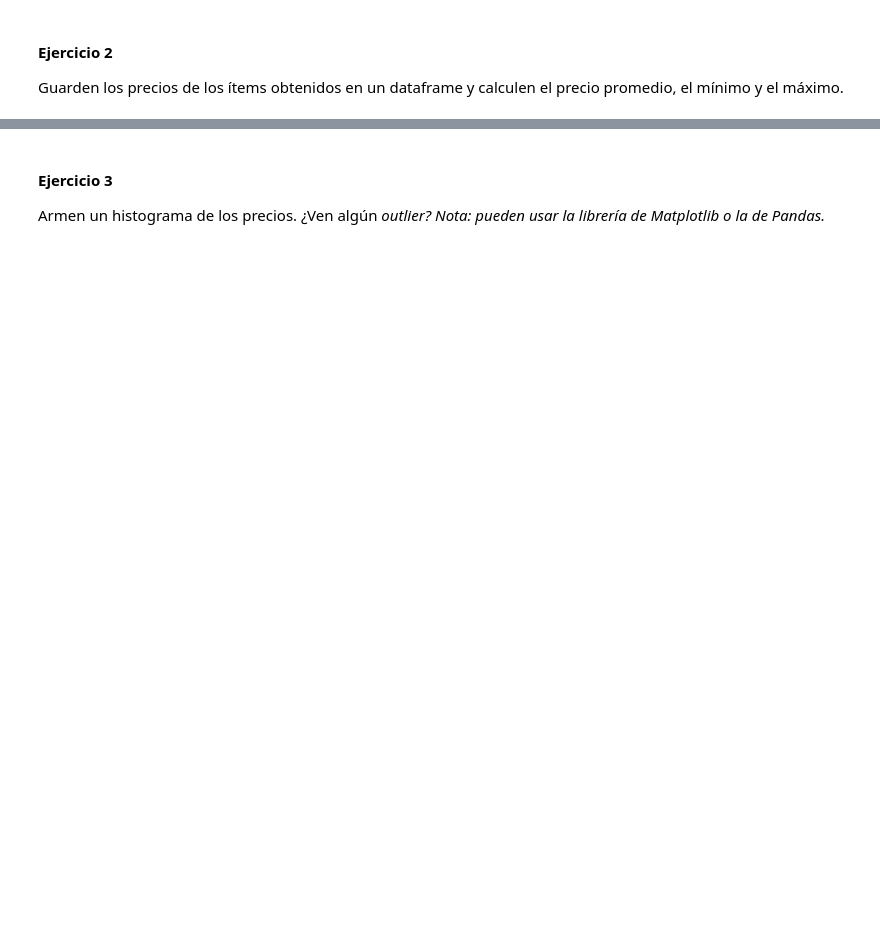
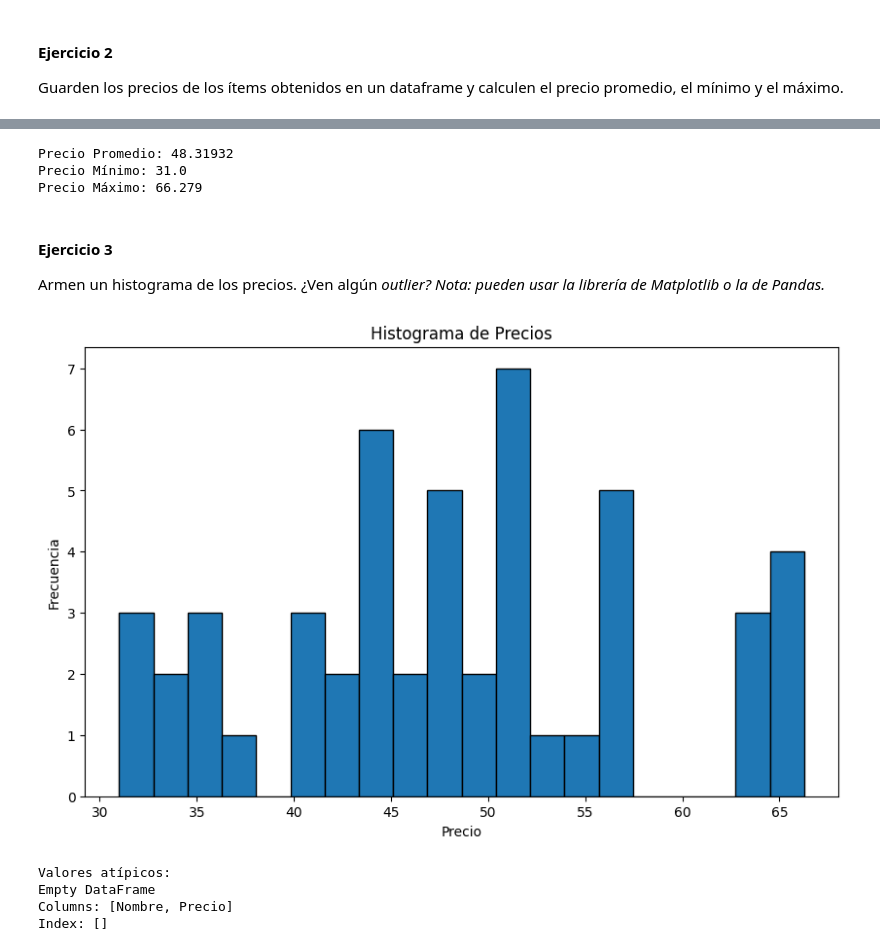
Before and after one commit to JuanDBarnes/BigData, a Jupyter notebook: TP1/TP1 - Parte 2__Barnes_Legaspe_Martin.ipynb, the cells around one changed output, grey strips where cells are left out. Drawn from its saved outputs; the diff is of its cells as text; code cells hidden in the pictures; blank space fills up the shorter version.

Commit message:
Draft parte 2.RM1
Tengo errores en los precios, no estoy viendo como solucionarlo.

```diff
--- a/TP1/TP1 - Parte 2__Barnes_Legaspe_Martin.ipynb
+++ b/TP1/TP1 - Parte 2__Barnes_Legaspe_Martin.ipynb
@@ -24,3 +101,19 @@ Usando la API de Mercado Libre, obtener los ítems de una consulta de búsqueda.
 # %% [markdown]
 #### Ejercicio 2
 Guarden los precios de los ítems obtenidos en un dataframe y calculen el precio promedio, el mínimo y el máximo.
+# %%
+alldivs = soup.find_all('div',{ 'class':'andes-card'})
+#Array donde estarán los productos
+productos_array = []
+#Extraigo los datos de cada producto y los guardo
+for item in alldivs:
+    data={}
+    data['Nombre']=item.find('h2',{'class':'ui-search-item__title'}).text
+    precio_symbol = item.find('span', {'class': 'andes-money-amount__currency-symbol'}).text
+    precio_fraction = item.find('span', {'class': 'andes-money-amount__fraction'}).text
+    data['Precio'] = f'{precio_symbol}{precio_fraction}'
+
+    productos_array.append(data)
+    print(data)
+    #Creamos el dataframe con los datos extraidos
+    productos_df = pd.DataFrame(productos_array)
@@ -27,4 +158,57 @@ Guarden los precios de los ítems obtenidos en un dataframe y calculen el precio
+# %%
+# Calcular el precio promedio
+precio_promedio = productos_df['Precio'].mean()
+
+# Calcular el precio mínimo
+precio_minimo = productos_df['Precio'].min()
+
+# Calcular el precio máximo
+precio_maximo = productos_df['Precio'].max()
+
+print(f'Precio Promedio: {precio_promedio}')
+print(f'Precio Mínimo: {precio_minimo}')
+print(f'Precio Máximo: {precio_maximo}')
+
+
+#No quedan bien los números, no se que me estoy perdiendo. REVISAR
+# %% [output]
+Precio Promedio: 48.31932
+Precio Mínimo: 31.0
+Precio Máximo: 66.279
 # %% [markdown]
 #### Ejercicio 3
 Armen un histograma de los precios. ¿Ven algún <i>outlier<i>?
 Nota: pueden usar la librería de Matplotlib o la de Pandas.
+# %%
+# Eliminar caracteres no numéricos y convertir la columna 'Precio' a tipo float
+productos_df['Precio'] = productos_df['Precio'].astype(str).replace('[^\d.]', '', regex=True).astype(float)
+# Crear el histograma
+plt.figure(figsize=(10, 6))
+plt.hist(productos_df['Precio'], bins=20, edgecolor='k')  # Ajusta el número de bins según tus necesidades
+
+# Agregar etiquetas y título al gráfico
+plt.xlabel('Precio')
+plt.ylabel('Frecuencia')
+plt.title('Histograma de Precios')
+
+# Mostrar el histograma
+plt.show()
+
+# Detectar y mostrar valores atípicos (Outliers)
+Q1 = productos_df['Precio'].quantile(0.25)
+Q3 = productos_df['Precio'].quantile(0.75)
+IQR = Q3 - Q1
+lower_bound = Q1 - 1.5 * IQR
+upper_bound = Q3 + 1.5 * IQR
+
+outliers = productos_df[(productos_df['Precio'] < lower_bound) | (productos_df['Precio'] > upper_bound)]
+print('Valores atípicos:')
+print(outliers)
+
+#Los precios me quedan raros, no se que onda. REVISAR
+# %% [output]
+[figure, added]
+Valores atípicos:
+Empty DataFrame
+Columns: [Nombre, Precio]
+Index: []
```
Also changed, not shown: parts of 4 cells of this notebook, 1 other file.
